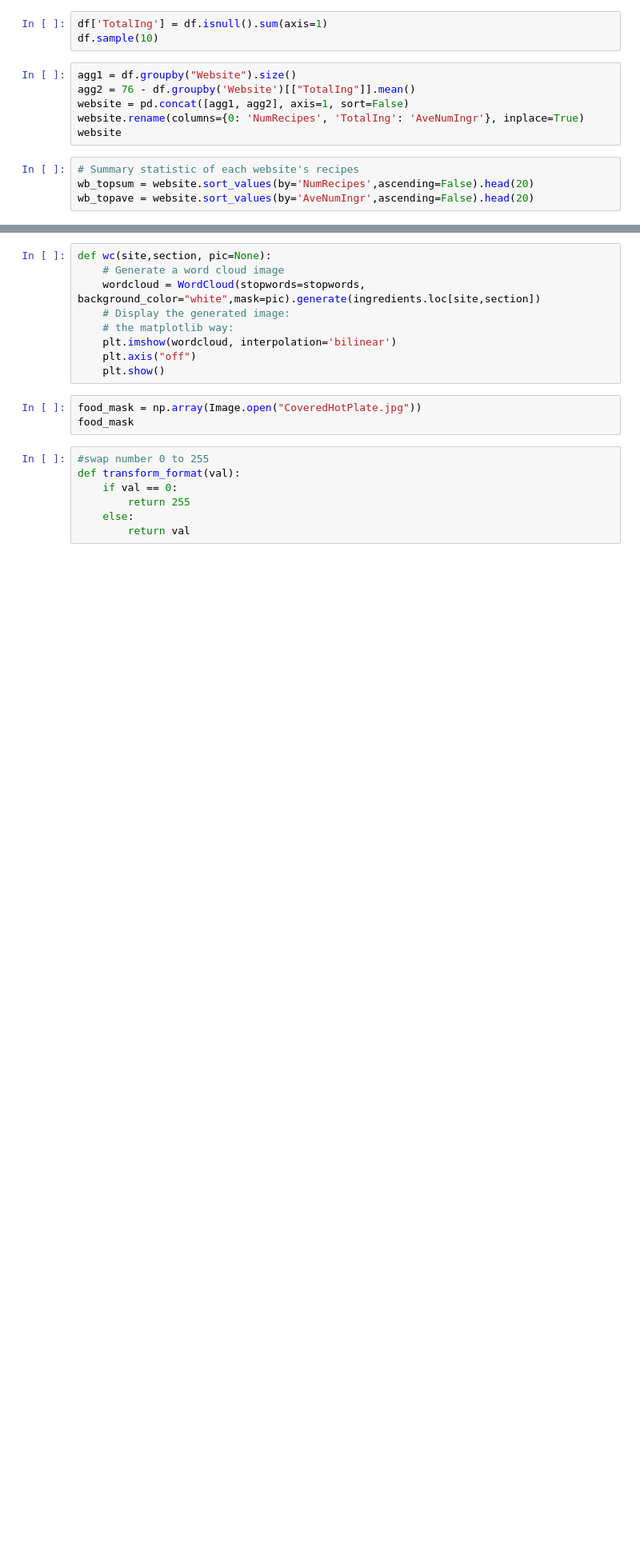
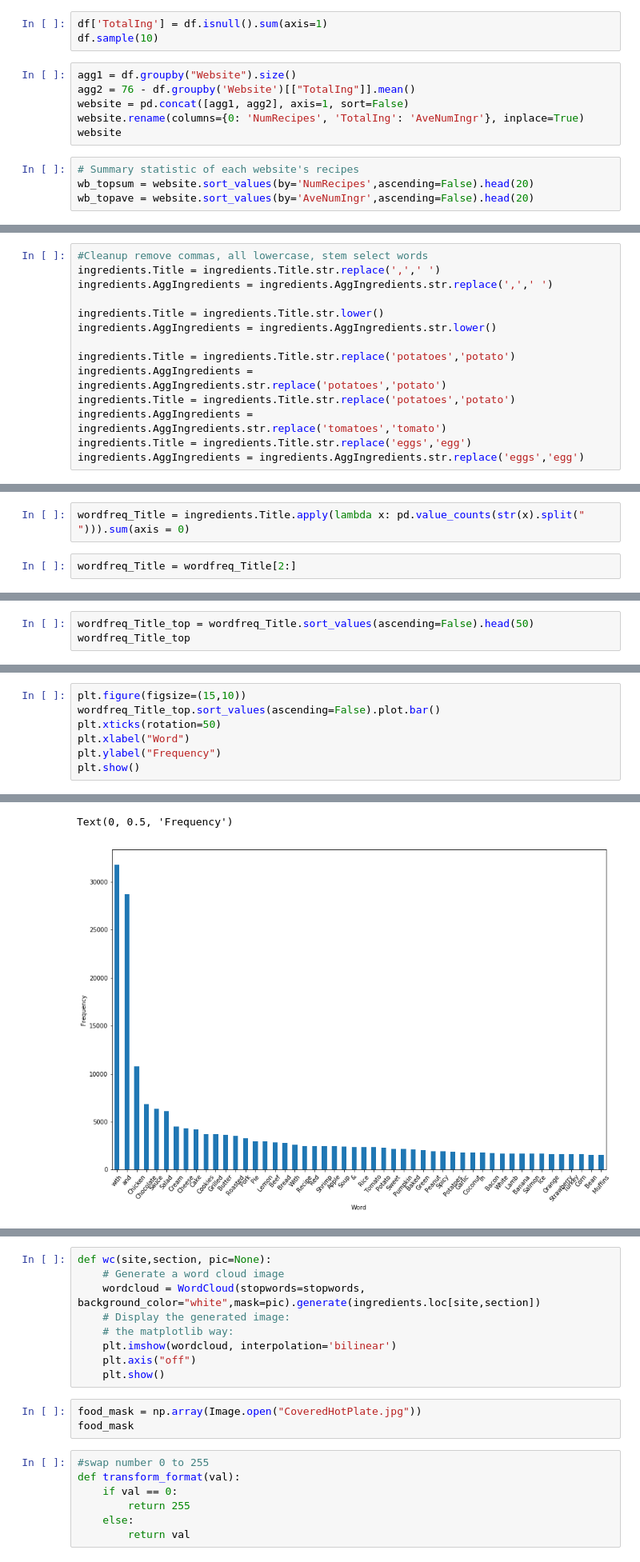
Before and after one commit to nemasobhani/Nutrition-from-Web-Scraped-Recipes, a Jupyter notebook: WordClouds.ipynb, the cells around one changed output, grey strips where cells are left out. Shown at 80% size. Drawn from its saved outputs; the diff is of its cells as text; blank space fills up the shorter version.

```diff
--- a/WordClouds.ipynb
+++ b/WordClouds.ipynb
@@ -113,0 +75,14 @@ Text(0, 0.5, 'Average Number of Ingredients')
+# %%
+#Cleanup remove commas, all lowercase, stem select words
+ingredients.Title = ingredients.Title.str.replace(',',' ')
+ingredients.AggIngredients = ingredients.AggIngredients.str.replace(',',' ')
+
+ingredients.Title = ingredients.Title.str.lower()
+ingredients.AggIngredients = ingredients.AggIngredients.str.lower()
+
+ingredients.Title = ingredients.Title.str.replace('potatoes','potato')
+ingredients.AggIngredients = ingredients.AggIngredients.str.replace('potatoes','potato')
+ingredients.Title = ingredients.Title.str.replace('potatoes','potato')
+ingredients.AggIngredients = ingredients.AggIngredients.str.replace('tomatoes','tomato')
+ingredients.Title = ingredients.Title.str.replace('eggs','egg')
+ingredients.AggIngredients = ingredients.AggIngredients.str.replace('eggs','egg')
@@ -113,0 +98,4 @@ Text(0, 0.5, 'Average Number of Ingredients')
+# %%
+wordfreq_Title = ingredients.Title.apply(lambda x: pd.value_counts(str(x).split(" "))).sum(axis = 0)
+# %%
+wordfreq_Title = wordfreq_Title[2:]
@@ -152,0 +115,3 @@ ingredients
+# %%
+wordfreq_Title_top = wordfreq_Title.sort_values(ascending=False).head(50)
+wordfreq_Title_top
@@ -152,0 +136,8 @@ ingredients
+# %%
+plt.figure(figsize=(15,10))
+wordfreq_Title_top.sort_values(ascending=False).plot.bar()
+plt.xticks(rotation=50)
+plt.xlabel("Word")
+plt.ylabel("Frequency")
+plt.show()
+# %% [output]
@@ -152,0 +151,2 @@ ingredients
+Text(0, 0.5, 'Frequency')
+[figure, added]
```
Also changed, not shown: parts of 48 cells of this notebook, 2 other files.
